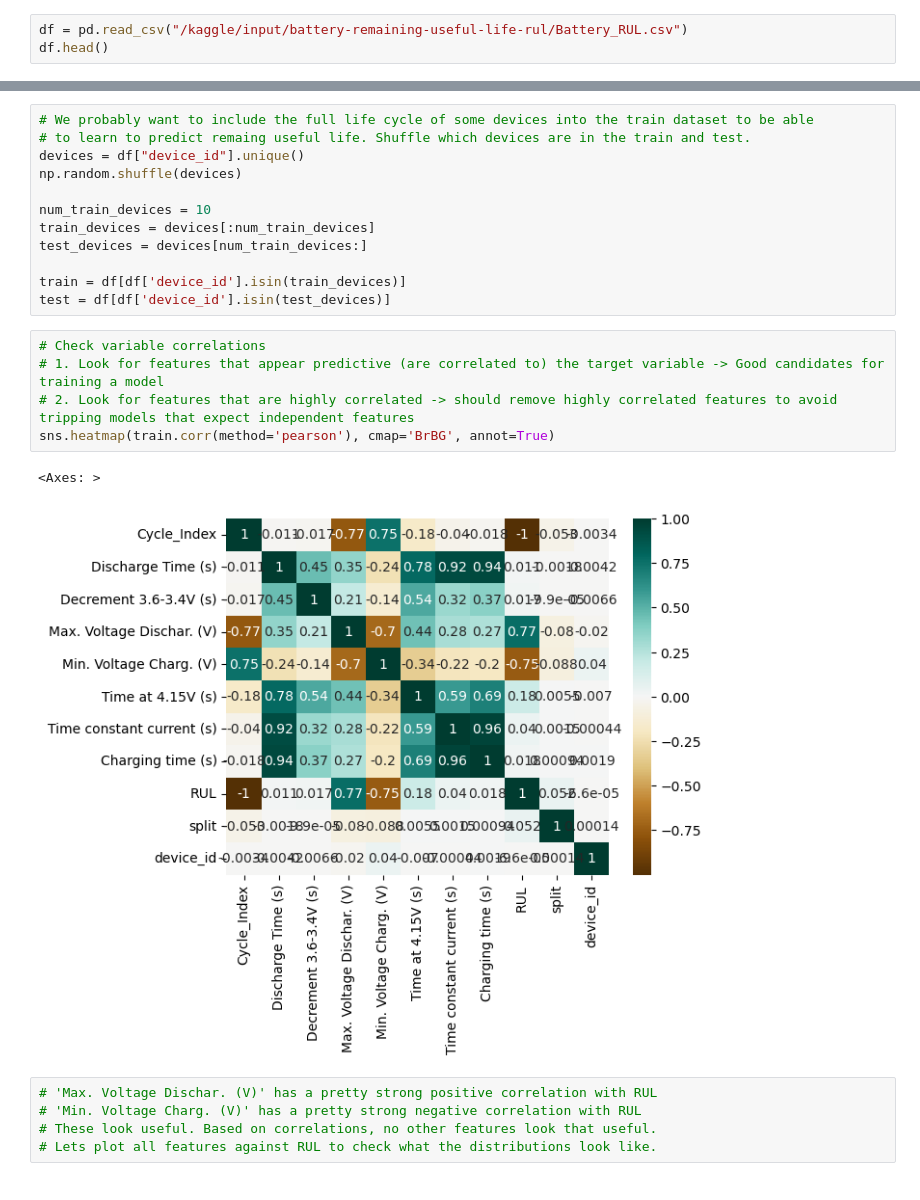
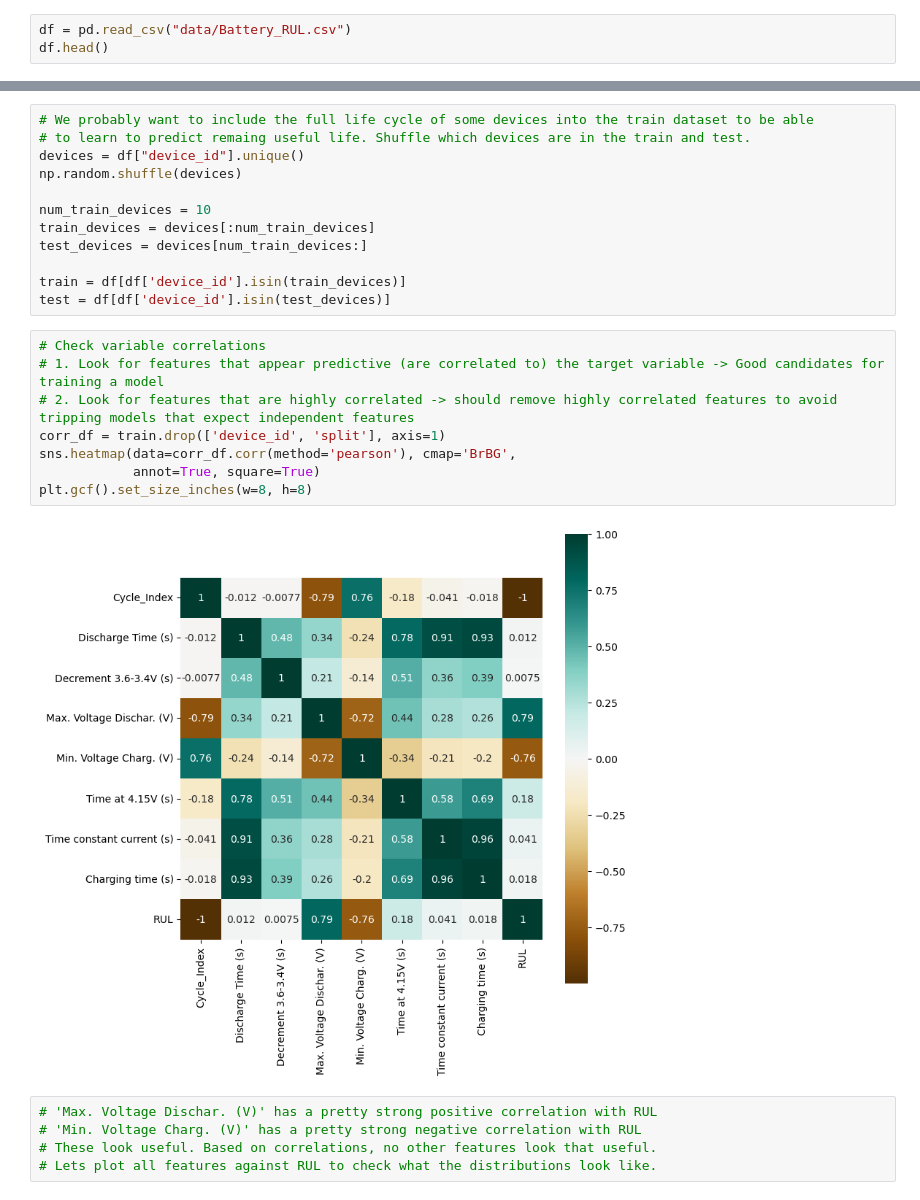
Before and after one commit to torsjonas/battery_remaining_useful_life_prediction, a Jupyter notebook: battery-remaining-useful-life-rul.ipynb, the cells around one changed output, grey strips where cells are left out. Saved outputs shown, nothing was run; the diff lists cells and outputs as text.

```diff
--- a/battery-remaining-useful-life-rul.ipynb
+++ b/battery-remaining-useful-life-rul.ipynb
@@ -9,7 +10,7 @@ import seaborn as sns
 # %%
 %matplotlib inline
 # %%
-df = pd.read_csv("/kaggle/input/battery-remaining-useful-life-rul/Battery_RUL.csv")
+df = pd.read_csv("data/Battery_RUL.csv")
 df.head()
 # %% [output]
 |  | Cycle_Index | Discharge Time (s) | Decrement 3.6-3.4V (s) | Max. Voltage Dischar. (V) | Min. Voltage Charg. (V) | ... |
@@ -38,11 +39,13 @@ test = df[df['device_id'].isin(test_devices)]
 # %%
 # Check variable correlations
 # 1. Look for features that appear predictive (are correlated to) the target variable -> Good candidates for training a model
 # 2. Look for features that are highly correlated -> should remove highly correlated features to avoid tripping models that expect independent features
-sns.heatmap(train.corr(method='pearson'), cmap='BrBG', annot=True)
+corr_df = train.drop(['device_id', 'split'], axis=1)
+sns.heatmap(data=corr_df.corr(method='pearson'), cmap='BrBG',
+            annot=True, square=True)
+plt.gcf().set_size_inches(w=8, h=8)
 # %% [output]
-<Axes: >
-[figure, old version]
+[figure, new version]
 # %%
 # 'Max. Voltage Dischar. (V)' has a pretty strong positive correlation with RUL
 # 'Min. Voltage Charg. (V)' has a pretty strong negative correlation with RUL
```
Also changed, not shown: parts of 7 cells of this notebook, 2 other files.
